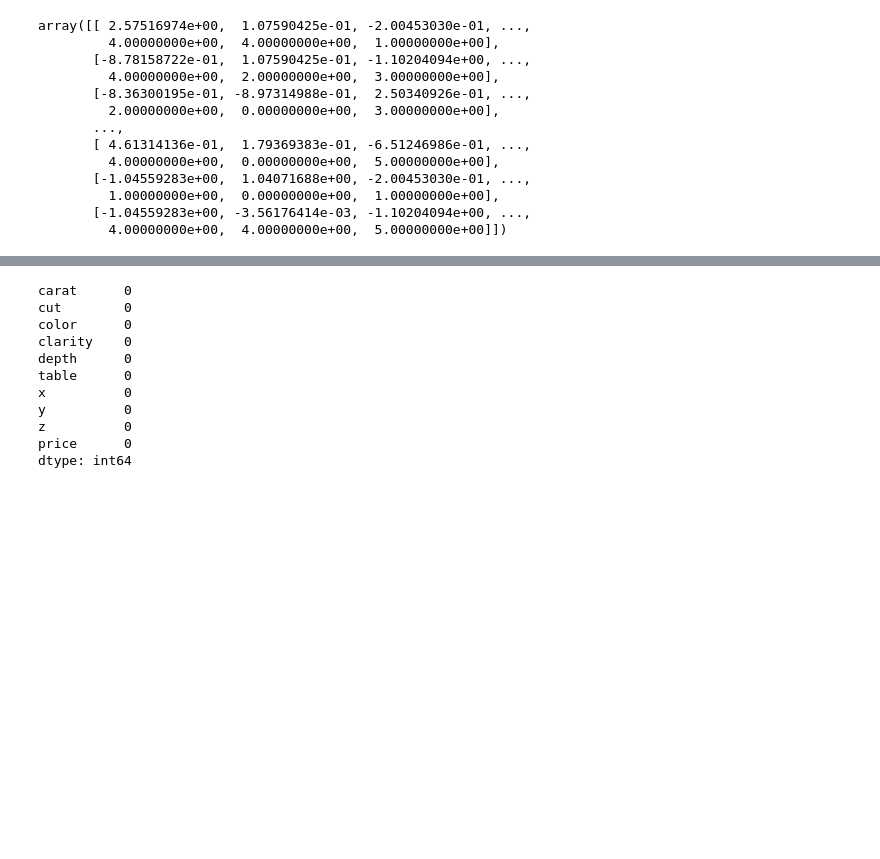
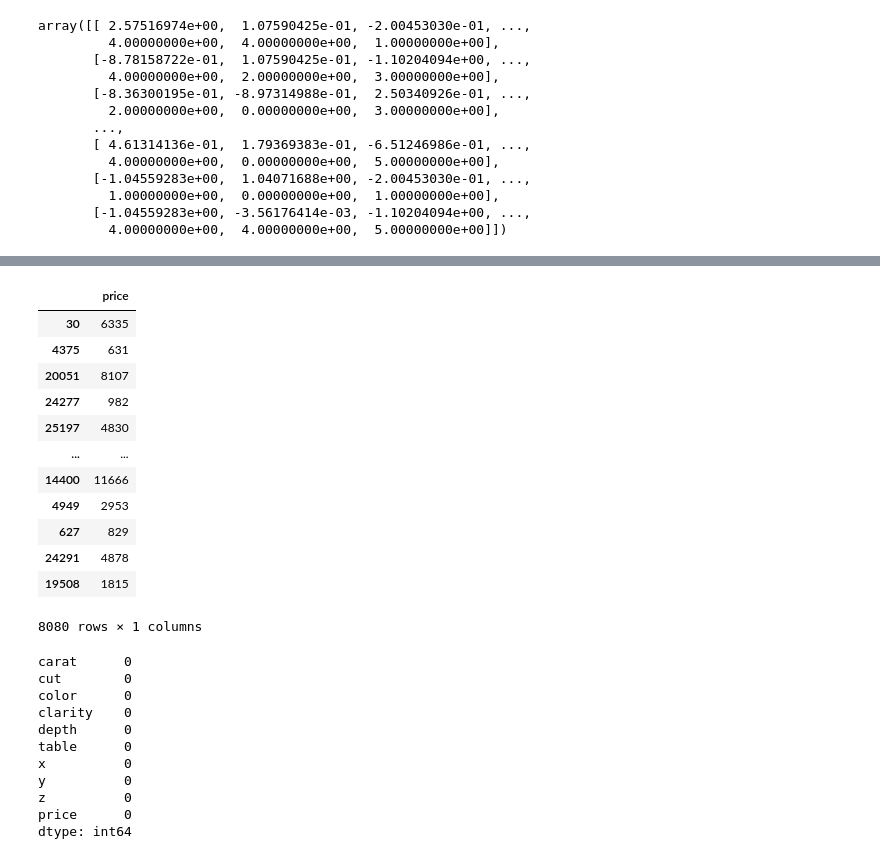
Before and after one commit to DenzAviator/fsdmendtoend, a Jupyter notebook: notebooks/model_training.ipynb, the cells around one changed output, grey strips where cells are left out. Saved outputs shown, nothing was run; the diff lists cells and outputs as text; code cells hidden in the pictures; blank space fills up the shorter version.

```diff
--- a/notebooks/model_training.ipynb
+++ b/notebooks/model_training.ipynb
@@ -200,3 +267,19 @@ array([[ 2.57516974e+00,  1.07590425e-01, -2.00453030e-01, ...,
+# %%
+y_test
+# %% [output]
+|  | price |
+| 30 | 6335 |
+| 4375 | 631 |
+| 20051 | 8107 |
+| 24277 | 982 |
+| 25197 | 4830 |
+| ... | ... |
+| 14400 | 11666 |
+| 4949 | 2953 |
+| 627 | 829 |
+| 24291 | 4878 |
+| 19508 | 1815 |
+8080 rows × 1 columns
 # %%
 data.isnull().sum()
 # %% [output]
```
Also changed, not shown: parts of 18 cells of this notebook.
